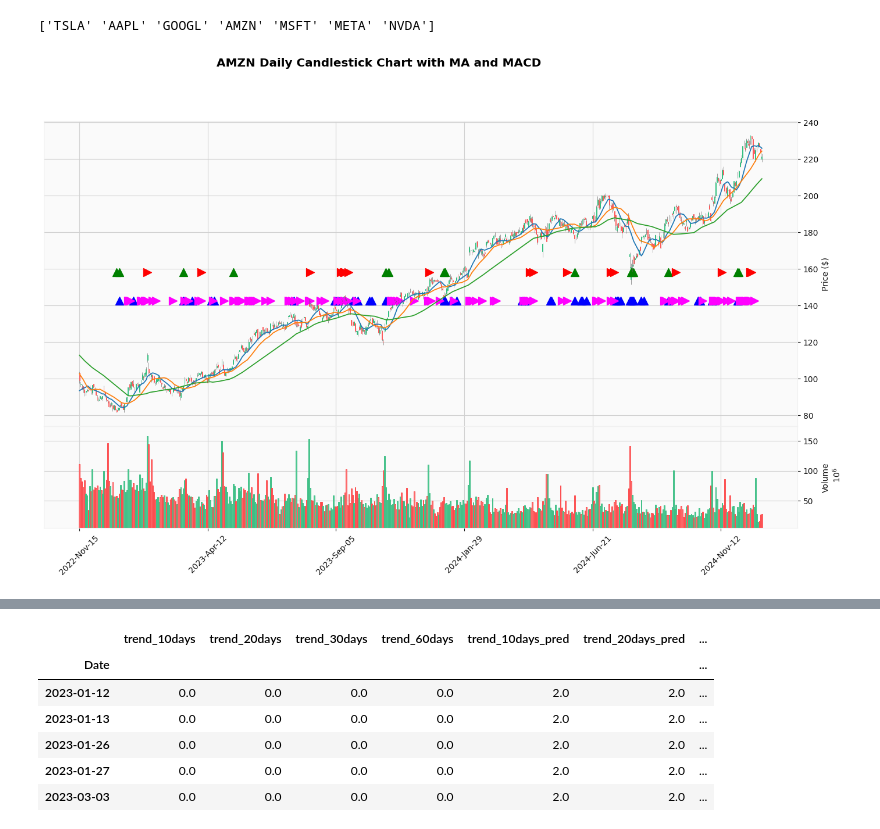
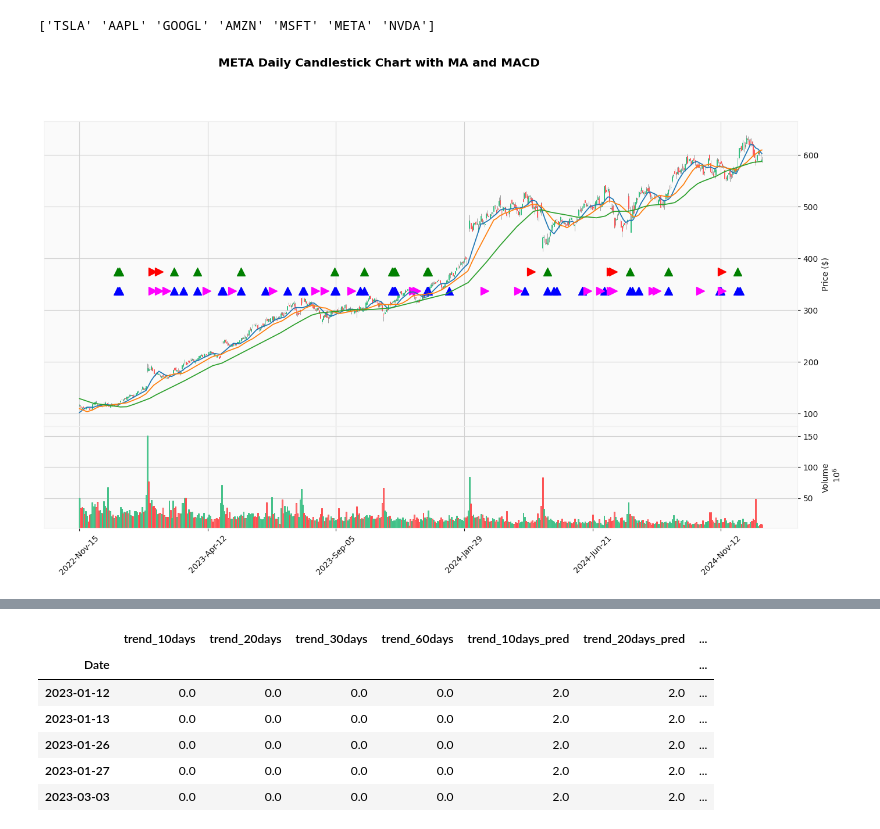
Before and after one commit to junqiangzhou/Quant-Modeling, a Jupyter notebook: visualize.ipynb, the cells around one changed output, grey strips where cells are left out. Cells and saved outputs as stored; diff of their text form; code cells hidden in the pictures.

```diff
--- a/visualize.ipynb
+++ b/visualize.ipynb
@@ -22,16 +30,16 @@ print(df_all["stock"].unique())
 # %% [output]
 ['TSLA' 'AAPL' 'GOOGL' 'AMZN' 'MSFT' 'META' 'NVDA']
 # %%
-stock = "AMZN"
+stock = "META"
 
 df_test = get_stock_df(df_all, stock)
 visualize_dataset(df_test,
                 stock=stock,
                 viz_label="trend_10days",
                 viz_pred=True,
                 plot_macd=False)
 # %% [output]
-[figure, old version]
+[figure, new version]
 # %%
 df_test.columns
 # %% [output]
```
Also changed, not shown: parts of 7 cells of this notebook, 6 other files.
